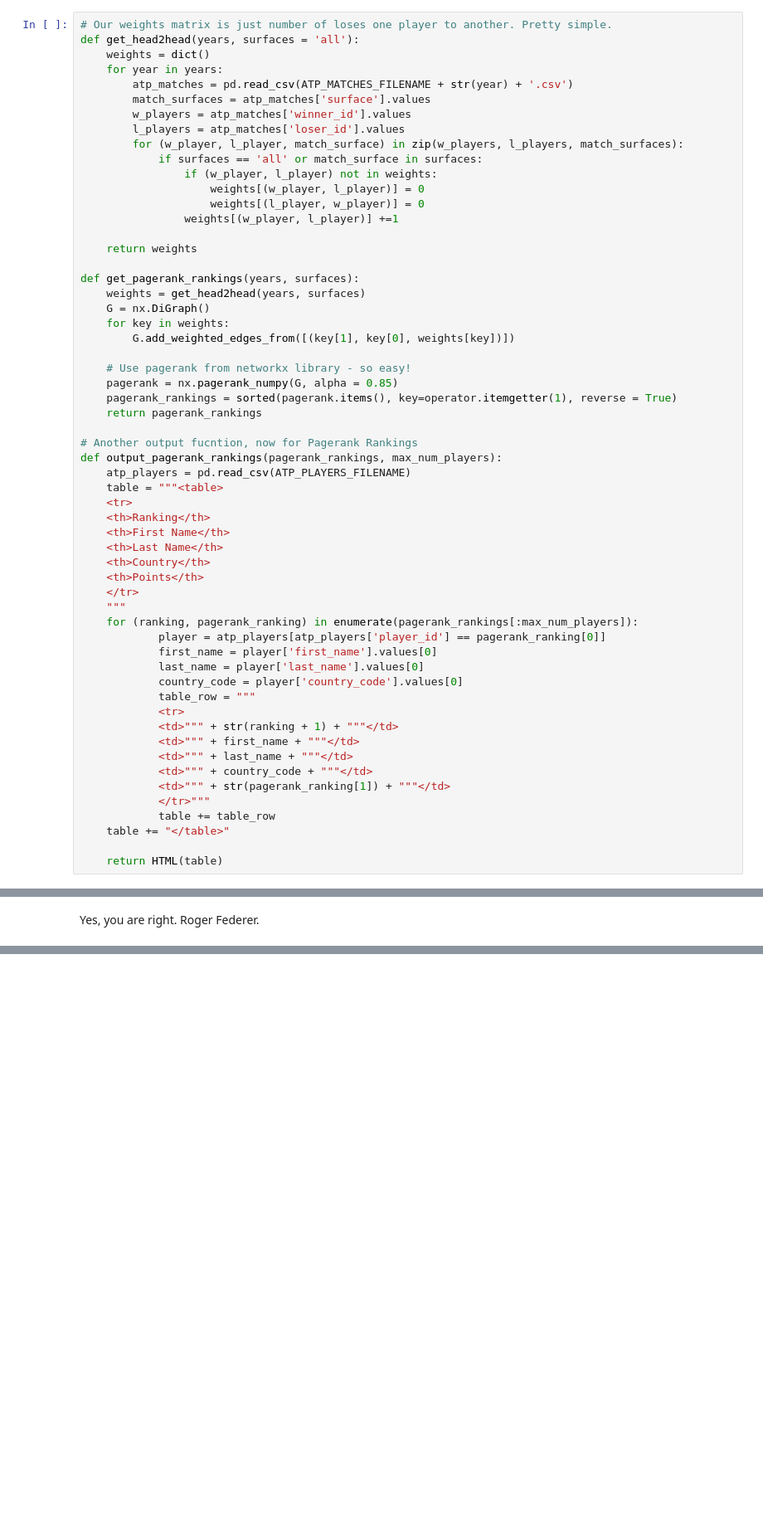
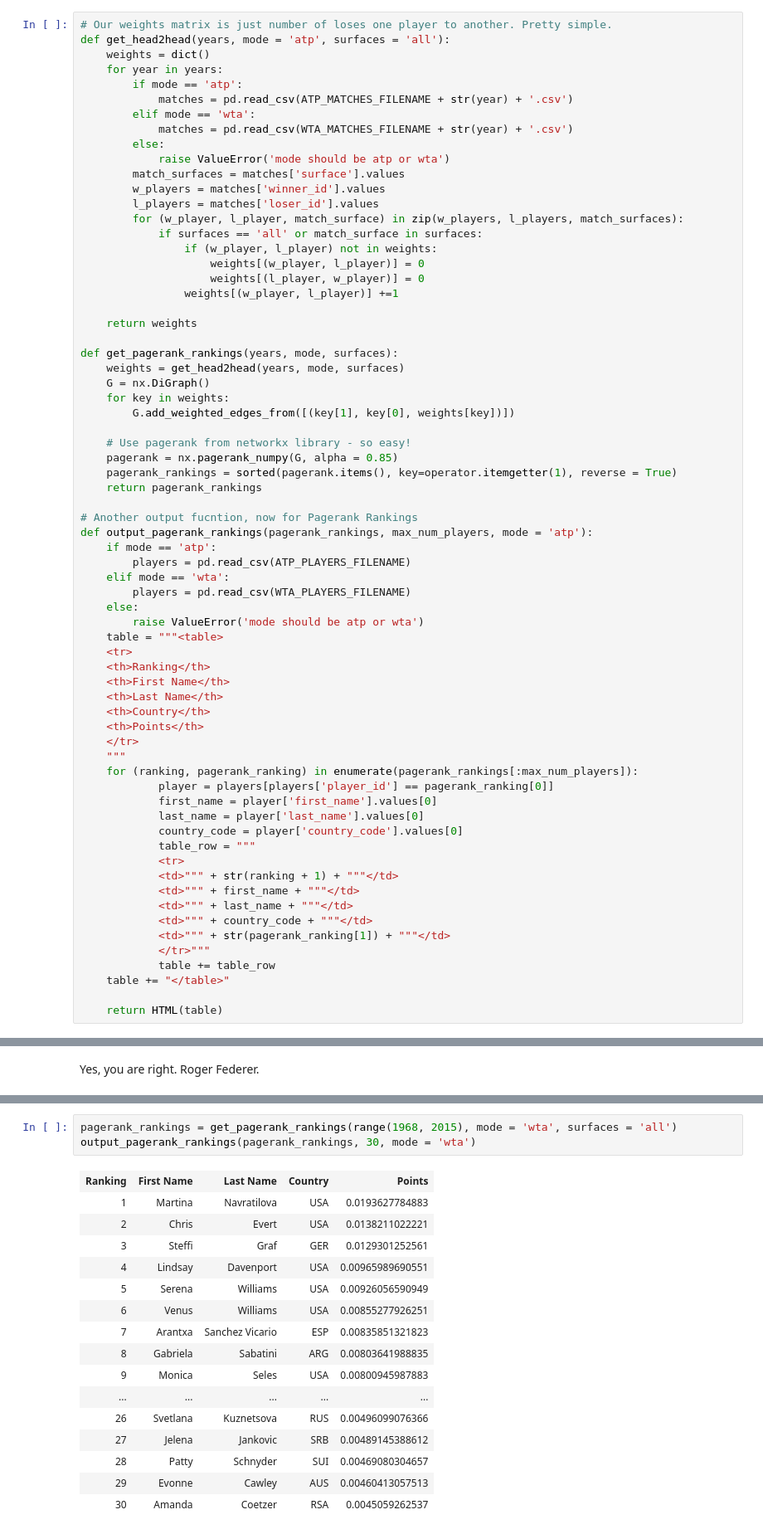
Before and after one commit to halepmania/tennis_pagerank, a Jupyter notebook: TENNIS_PAGERANK_RANKINGS.ipynb, the cells around one changed output, grey strips where cells are left out. Shown at 83% size. Drawn from its saved outputs; the diff is of its cells as text; blank space fills up the shorter version.

```diff
--- a/TENNIS_PAGERANK_RANKINGS.ipynb
+++ b/TENNIS_PAGERANK_RANKINGS.ipynb
@@ -175,13 +219,18 @@ Total Number of Players = 4054
 Okay, it is pretty nice. But let's move to the most interesting part of this analysis: to Pagerank!
 # %%
 # Our weights matrix is just number of loses one player to another. Pretty simple.
-def get_head2head(years, surfaces = 'all'):
+def get_head2head(years, mode = 'atp', surfaces = 'all'):
     weights = dict()
     for year in years:
-        atp_matches = pd.read_csv(ATP_MATCHES_FILENAME + str(year) + '.csv')
-        match_surfaces = atp_matches['surface'].values
-        w_players = atp_matches['winner_id'].values
-        l_players = atp_matches['loser_id'].values
+        if mode == 'atp':
+            matches = pd.read_csv(ATP_MATCHES_FILENAME + str(year) + '.csv')
+        elif mode == 'wta':
+            matches = pd.read_csv(WTA_MATCHES_FILENAME + str(year) + '.csv')
+        else:
+            raise ValueError('mode should be atp or wta')
+        match_surfaces = matches['surface'].values
+        w_players = matches['winner_id'].values
+        l_players = matches['loser_id'].values
         for (w_player, l_player, match_surface) in zip(w_players, l_players, match_surfaces):
             if surfaces == 'all' or match_surface in surfaces:
                 if (w_player, l_player) not in weights:
@@ -191,8 +240,8 @@ def get_head2head(years, surfaces = 'all'):
 
     return weights
 
-def get_pagerank_rankings(years, surfaces):
-    weights = get_head2head(years, surfaces)
+def get_pagerank_rankings(years, mode, surfaces):
+    weights = get_head2head(years, mode, surfaces)
     G = nx.DiGraph()
     for key in weights:
         G.add_weighted_edges_from([(key[1], key[0], weights[key])])
@@ -203,8 +252,13 @@ def get_pagerank_rankings(years, surfaces):
     return pagerank_rankings
 
 # Another output fucntion, now for Pagerank Rankings
-def output_pagerank_rankings(pagerank_rankings, max_num_players):
-    atp_players = pd.read_csv(ATP_PLAYERS_FILENAME)
+def output_pagerank_rankings(pagerank_rankings, max_num_players, mode = 'atp'):
+    if mode == 'atp':
+        players = pd.read_csv(ATP_PLAYERS_FILENAME)
+    elif mode == 'wta':
+        players = pd.read_csv(WTA_PLAYERS_FILENAME)
+    else:
+        raise ValueError('mode should be atp or wta')
     table = """<table>
     <tr>
     <th>Ranking</th>
@@ -215,7 +269,7 @@ def output_pagerank_rankings(pagerank_rankings, max_num_players):
     </tr>
     """
     for (ranking, pagerank_ranking) in enumerate(pagerank_rankings[:max_num_players]):
-            player = atp_players[atp_players['player_id'] == pagerank_ranking[0]]
+            player = players[players['player_id'] == pagerank_ranking[0]]
             first_name = player['first_name'].values[0]
             last_name = player['last_name'].values[0]
             country_code = player['country_code'].values[0]
@@ -325,0 +382,20 @@ Yes, you are right. Roger Federer.
+# %%
+pagerank_rankings = get_pagerank_rankings(range(1968, 2015), mode = 'wta', surfaces = 'all')
+output_pagerank_rankings(pagerank_rankings, 30, mode = 'wta')
+# %% [output]
+| Ranking | First Name | Last Name | Country | Points |
+| 1 | Martina | Navratilova | USA | 0.0193627784883 |
+| 2 | Chris | Evert | USA | 0.0138211022221 |
+| 3 | Steffi | Graf | GER | 0.0129301252561 |
+| 4 | Lindsay | Davenport | USA | 0.00965989690551 |
+| 5 | Serena | Williams | USA | 0.00926056590949 |
+| 6 | Venus | Williams | USA | 0.00855277926251 |
+| 7 | Arantxa | Sanchez Vicario | ESP | 0.00835851321823 |
+| 8 | Gabriela | Sabatini | ARG | 0.00803641988835 |
+| 9 | Monica | Seles | USA | 0.00800945987883 |
+| ... | ... | ... | ... | ... |
+| 26 | Svetlana | Kuznetsova | RUS | 0.00496099076366 |
+| 27 | Jelena | Jankovic | SRB | 0.00489145388612 |
+| 28 | Patty | Schnyder | SUI | 0.00469080304657 |
+| 29 | Evonne | Cawley | AUS | 0.00460413057513 |
+| 30 | Amanda | Coetzer | RSA | 0.0045059262537 |
```
Also changed, not shown: parts of 21 cells of this notebook.
